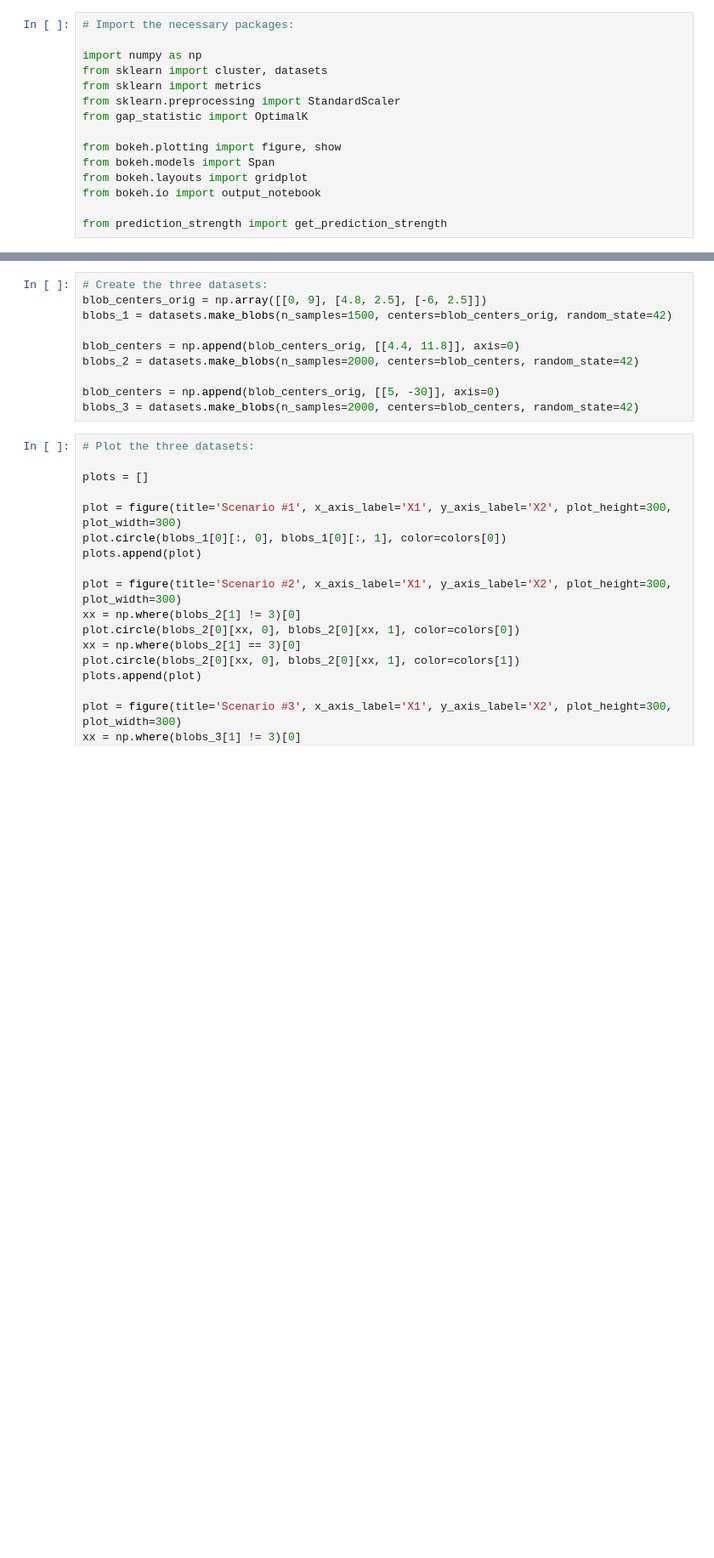
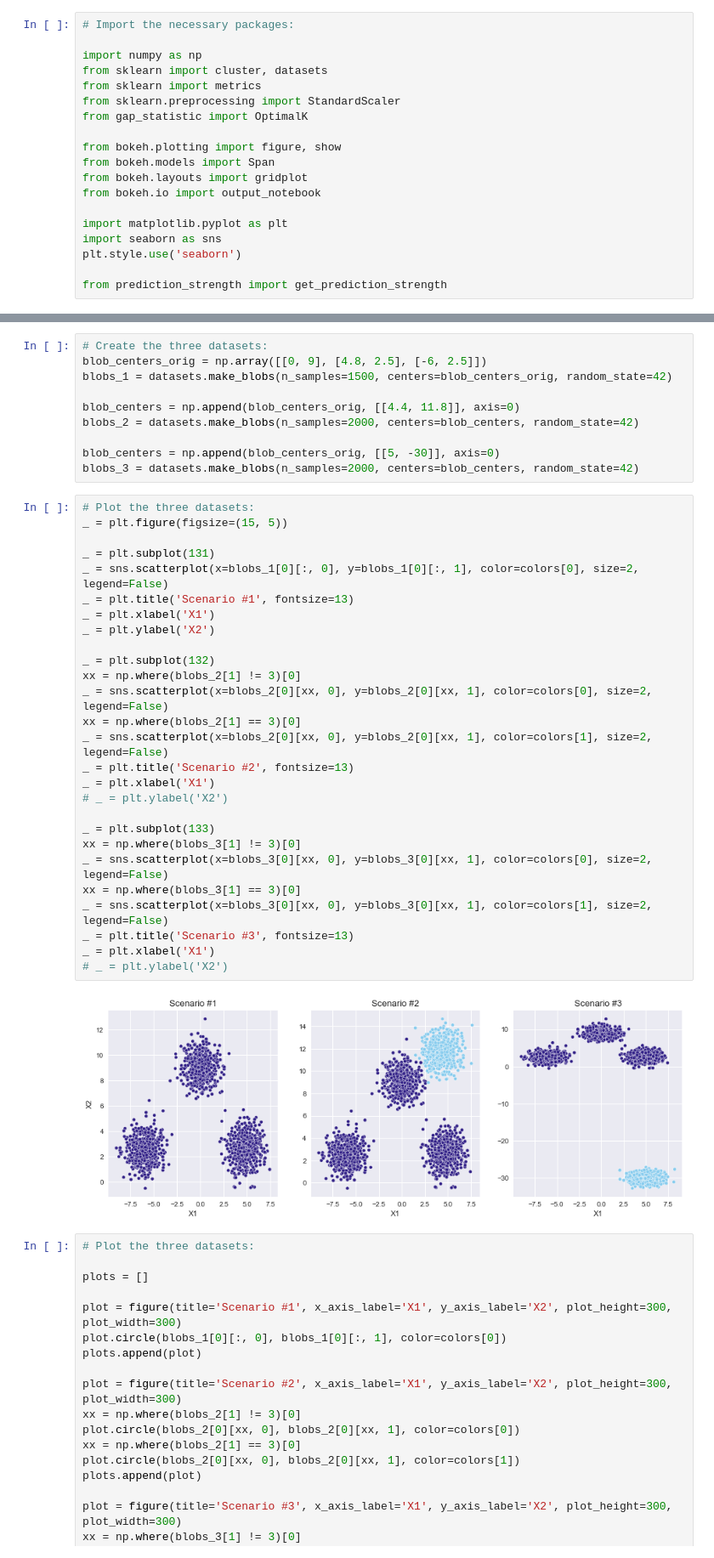
Before and after one commit to dancapellupo/featuring_data_blog, a Jupyter notebook: clustering_part1_kmeans.ipynb, the cells around one changed output, grey strips where cells are left out. Shown: that part at 85% size. Cells and saved outputs as stored; diff of their text form; blank space fills up the shorter version.

```diff
--- a/clustering_part1_kmeans.ipynb
+++ b/clustering_part1_kmeans.ipynb
@@ -18,6 +18,10 @@ from bokeh.models import Span
 from bokeh.layouts import gridplot
 from bokeh.io import output_notebook
 
+import matplotlib.pyplot as plt
+import seaborn as sns
+plt.style.use('seaborn')
+
 from prediction_strength import get_prediction_strength
 # %%
 # Load an array of colors for plotting below:
@@ -54,6 +58,35 @@ blobs_2 = datasets.make_blobs(n_samples=2000, centers=blob_centers, random_state
 
 blob_centers = np.append(blob_centers_orig, [[5, -30]], axis=0)
 blobs_3 = datasets.make_blobs(n_samples=2000, centers=blob_centers, random_state=42)
+# %%
+# Plot the three datasets:
+_ = plt.figure(figsize=(15, 5))
+
+_ = plt.subplot(131)
+_ = sns.scatterplot(x=blobs_1[0][:, 0], y=blobs_1[0][:, 1], color=colors[0], size=2, legend=False)
+_ = plt.title('Scenario #1', fontsize=13)
+_ = plt.xlabel('X1')
+_ = plt.ylabel('X2')
+
+_ = plt.subplot(132)
+xx = np.where(blobs_2[1] != 3)[0]
+_ = sns.scatterplot(x=blobs_2[0][xx, 0], y=blobs_2[0][xx, 1], color=colors[0], size=2, legend=False)
+xx = np.where(blobs_2[1] == 3)[0]
+_ = sns.scatterplot(x=blobs_2[0][xx, 0], y=blobs_2[0][xx, 1], color=colors[1], size=2, legend=False)
+_ = plt.title('Scenario #2', fontsize=13)
+_ = plt.xlabel('X1')
+# _ = plt.ylabel('X2')
+
+_ = plt.subplot(133)
+xx = np.where(blobs_3[1] != 3)[0]
+_ = sns.scatterplot(x=blobs_3[0][xx, 0], y=blobs_3[0][xx, 1], color=colors[0], size=2, legend=False)
+xx = np.where(blobs_3[1] == 3)[0]
+_ = sns.scatterplot(x=blobs_3[0][xx, 0], y=blobs_3[0][xx, 1], color=colors[1], size=2, legend=False)
+_ = plt.title('Scenario #3', fontsize=13)
+_ = plt.xlabel('X1')
+# _ = plt.ylabel('X2')
+# %% [output]
+[figure, added]
 # %%
 # Plot the three datasets:
 
```
Also changed, not shown: parts of 5 cells of this notebook.
